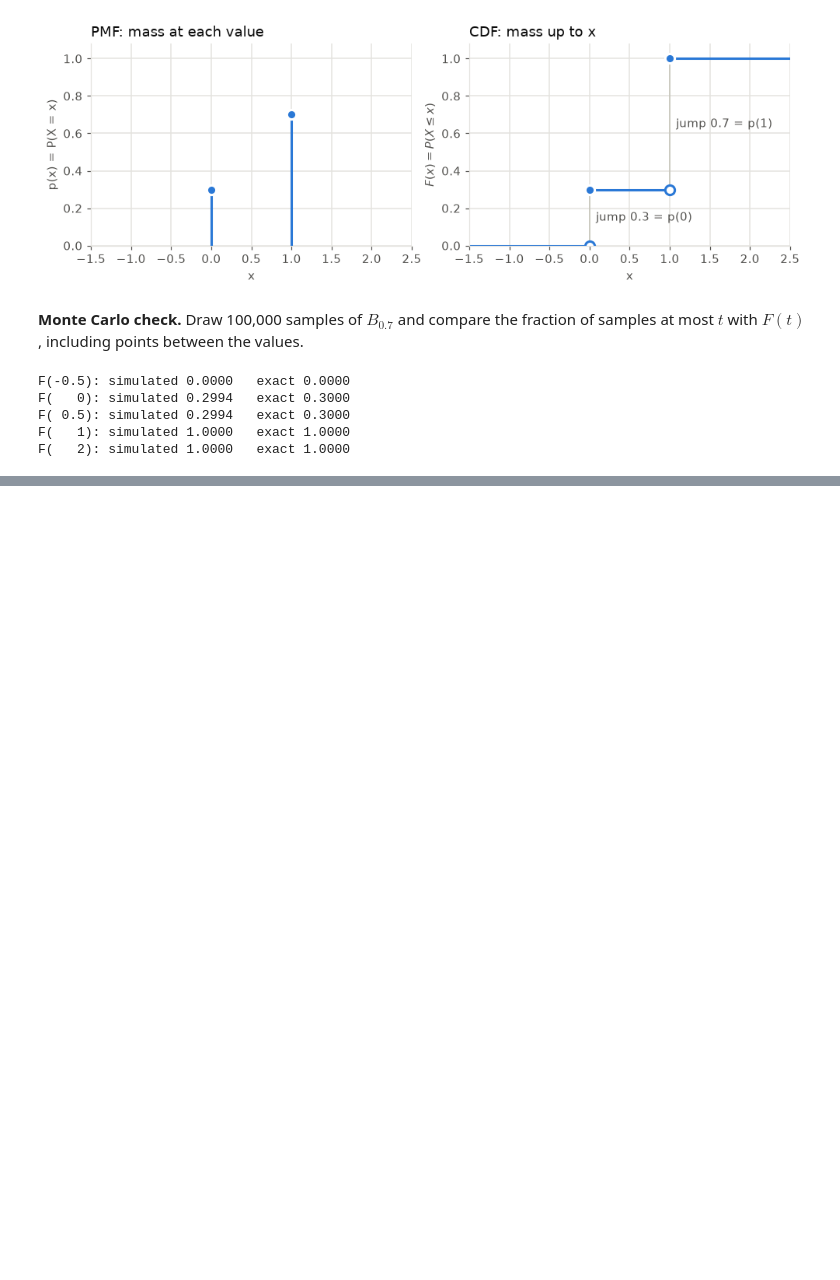
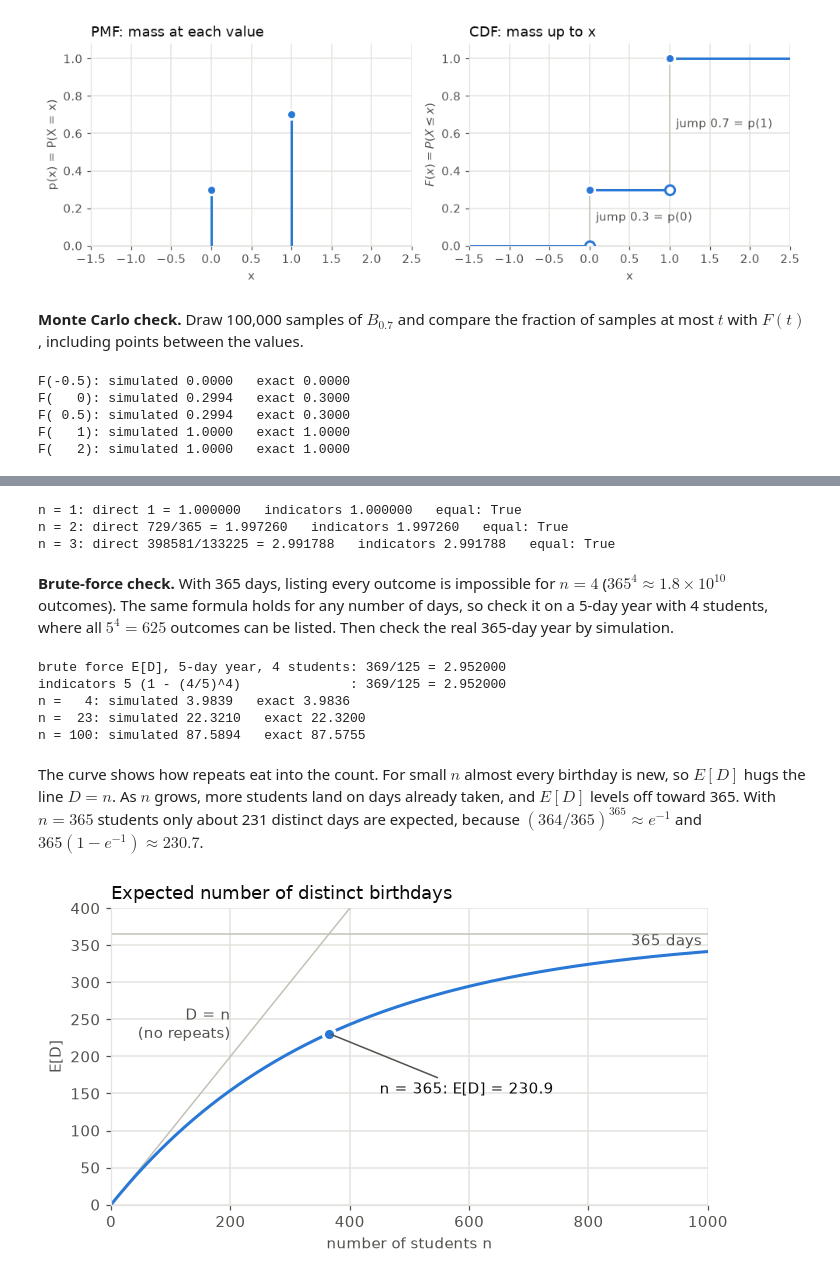
Before and after one commit to aldair-ai/probability-statistics-study-guide, a Jupyter notebook: module-01-probability-review/session-03-bayes-random-variables-expectation/notes.ipynb, the cells around one changed output, grey strips where cells are left out. Drawn from its saved outputs; the diff is of its cells as text; code cells hidden in the pictures; blank space fills up the shorter version.

```diff
--- a/module-01-probability-review/session-03-bayes-random-variables-expectation/notes.ipynb
+++ b/module-01-probability-review/session-03-bayes-random-variables-expectation/notes.ipynb
@@ -387,0 +821,58 @@ F(   2): simulated 1.0000   exact 1.0000
+# %%
+DAYS = 365
+
+
+def ED_indicators(n, days=DAYS):
+    return days * (1 - Fraction(days - 1, days) ** n)
+
+
+ED_direct = {
+    1: Fraction(1),
+    2: Fraction(1, 365) * 1 + Fraction(364, 365) * 2,
+    3: Fraction(1 * 1 + 3 * 364 * 2 + 364 * 363 * 3, 365**2),
+}
+for n, value in ED_direct.items():
+    print(f"n = {n}: direct {value} = {float(value):.6f}   indicators {float(ED_indicators(n)):.6f}"
+          f"   equal: {value == ED_indicators(n)}")
+# %% [output]
+n = 1: direct 1 = 1.000000   indicators 1.000000   equal: True
+n = 2: direct 729/365 = 1.997260   indicators 1.997260   equal: True
+n = 3: direct 398581/133225 = 2.991788   indicators 2.991788   equal: True
+# %% [markdown]
+**Brute-force check.** With 365 days, listing every outcome is impossible for $n = 4$ ($365^4 \approx 1.8 \times 10^{10}$ outcomes). The same formula holds for any number of days, so check it on a 5-day year with 4 students, where all $5^4 = 625$ outcomes can be listed. Then check the real 365-day year by simulation.
+# %%
+small_days, small_n = 5, 4
+outcomes = list(product(range(small_days), repeat=small_n))
+show("brute force E[D], 5-day year, 4 students", Fraction(sum(len(set(t)) for t in outcomes), len(outcomes)))
+show("indicators 5 (1 - (4/5)^4)              ", ED_indicators(small_n, small_days))
+
+for n in [4, 23, 100]:
+    birthdays = np.sort(rng.integers(0, DAYS, size=(100_000, n)), axis=1)
+    distinct = 1 + (np.diff(birthdays, axis=1) != 0).sum(axis=1)
+    print(f"n = {n:3d}: simulated {distinct.mean():.4f}   exact {float(ED_indicators(n)):.4f}")
+# %% [output]
+brute force E[D], 5-day year, 4 students: 369/125 = 2.952000
+indicators 5 (1 - (4/5)^4)              : 369/125 = 2.952000
+n =   4: simulated 3.9839   exact 3.9836
+n =  23: simulated 22.3210   exact 22.3200
+n = 100: simulated 87.5894   exact 87.5755
+# %% [markdown]
+The curve shows how repeats eat into the count. For small $n$ almost every birthday is new, so $E[D]$ hugs the line $D = n$. As $n$ grows, more students land on days already taken, and $E[D]$ levels off toward 365. With $n = 365$ students only about 231 distinct days are expected, because $(364/365)^{365} \approx e^{-1}$ and $365(1 - e^{-1}) \approx 230.7$.
+# %%
+ns = np.arange(1, 1001)
+ED_curve = DAYS * (1 - (364 / 365) ** ns)
+
+fig, ax = plt.subplots(figsize=(7, 3.5))
+ax.plot(ns[:400], ns[:400], color=FAINT, lw=1)
+ax.axhline(DAYS, color=FAINT, lw=1)
+ax.plot(ns, ED_curve, color=BLUE, lw=2)
+ax.plot([365], [ED_curve[364]], "o", color=BLUE, ms=8, mec="white", mew=2)
+ax.annotate(f"n = 365: E[D] = {ED_curve[364]:.1f}", xy=(365, ED_curve[364]), xytext=(450, 150),
+            color=INK, arrowprops=dict(arrowstyle="-", color=MUTED, lw=1))
+ax.text(200, 225, "D = n\n(no repeats)", color=MUTED, ha="right")
+ax.text(990, 350, "365 days", color=MUTED, ha="right")
+ax.set(xlim=(0, 1000), ylim=(0, 400), xlabel="number of students n", ylabel="E[D]")
+ax.set_title("Expected number of distinct birthdays", color=INK, loc="left")
+plt.show()
+# %% [output]
+[figure, added]
```
Also changed, not shown: parts of 28 cells of this notebook.
